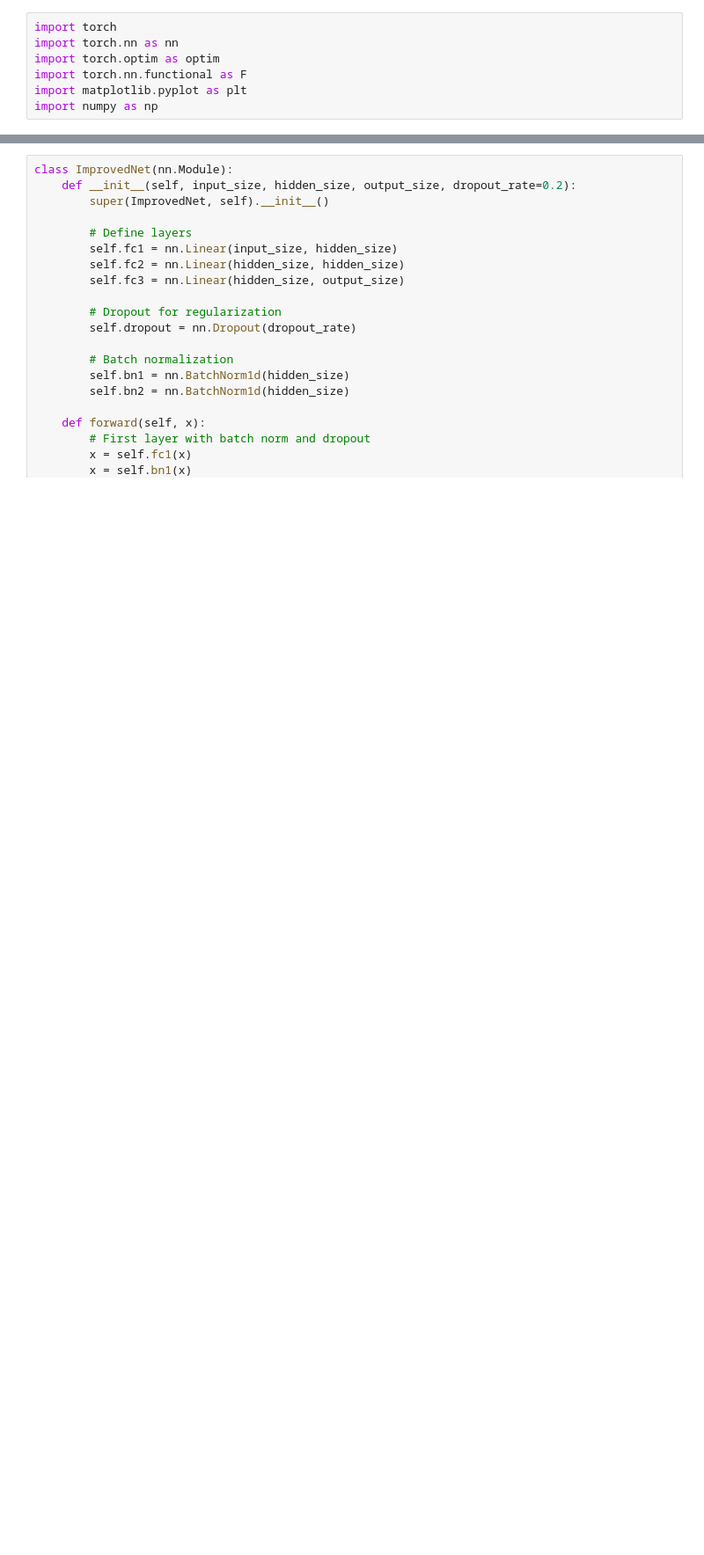
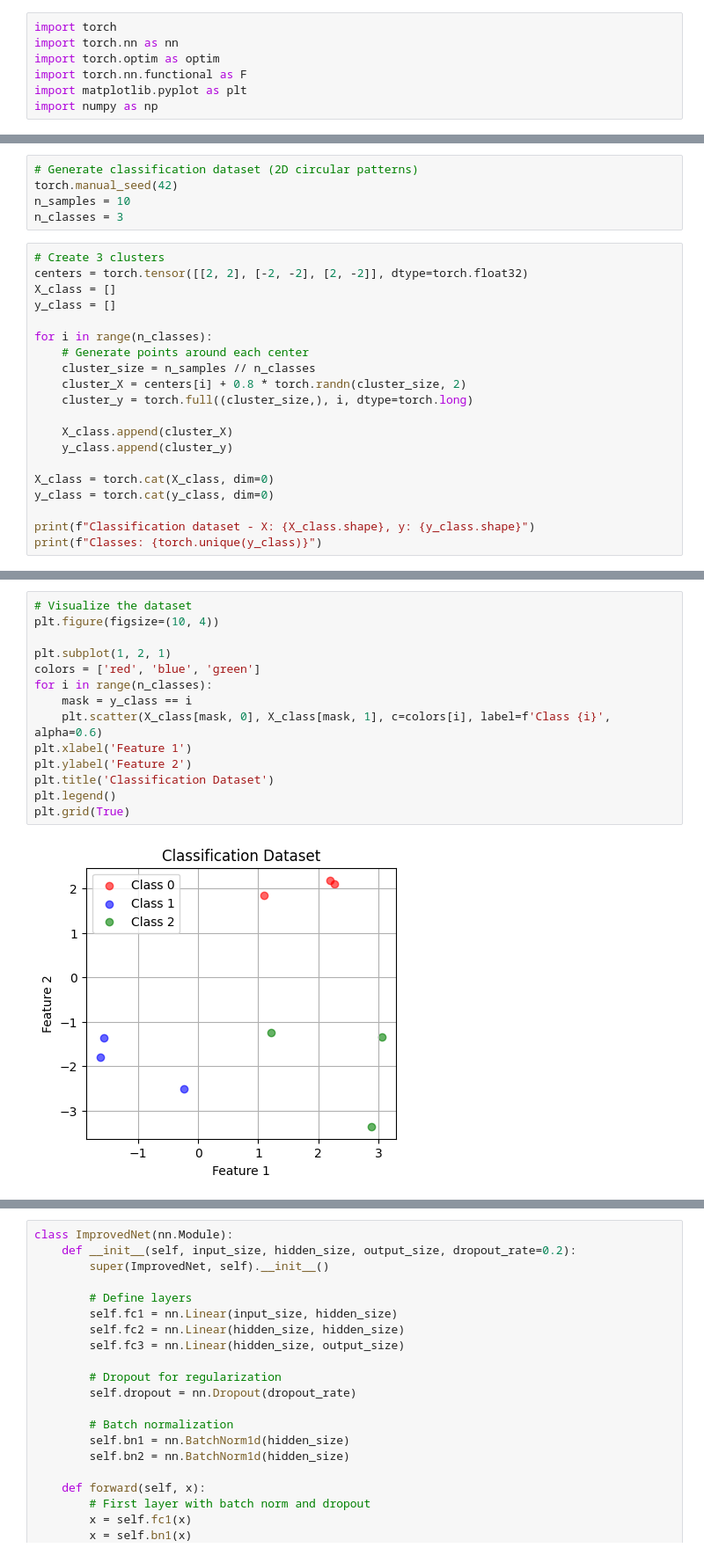
Before and after one commit to qsongatwpi/foo2, a Jupyter notebook: src/test1.ipynb, the cells around one changed output, grey strips where cells are left out. Shown: that part at 88% size. Saved outputs shown, nothing was run; the diff lists cells and outputs as text; blank space fills up the shorter version.

```diff
--- a/src/test1.ipynb
+++ b/src/test1.ipynb
@@ -7,0 +25,25 @@ import numpy as np
+# %%
+# Generate classification dataset (2D circular patterns)
+torch.manual_seed(42)
+n_samples = 10
+n_classes = 3
+# %%
+# Create 3 clusters
+centers = torch.tensor([[2, 2], [-2, -2], [2, -2]], dtype=torch.float32)
+X_class = []
+y_class = []
+
+for i in range(n_classes):
+    # Generate points around each center
+    cluster_size = n_samples // n_classes
+    cluster_X = centers[i] + 0.8 * torch.randn(cluster_size, 2)
+    cluster_y = torch.full((cluster_size,), i, dtype=torch.long)
+
+    X_class.append(cluster_X)
+    y_class.append(cluster_y)
+
+X_class = torch.cat(X_class, dim=0)
+y_class = torch.cat(y_class, dim=0)
+
+print(f"Classification dataset - X: {X_class.shape}, y: {y_class.shape}")
+print(f"Classes: {torch.unique(y_class)}")
@@ -7,0 +74,16 @@ import numpy as np
+# %%
+# Visualize the dataset
+plt.figure(figsize=(10, 4))
+
+plt.subplot(1, 2, 1)
+colors = ['red', 'blue', 'green']
+for i in range(n_classes):
+    mask = y_class == i
+    plt.scatter(X_class[mask, 0], X_class[mask, 1], c=colors[i], label=f'Class {i}', alpha=0.6)
+plt.xlabel('Feature 1')
+plt.ylabel('Feature 2')
+plt.title('Classification Dataset')
+plt.legend()
+plt.grid(True)
+# %% [output]
+[figure, added]
```
Also changed, not shown: parts of 9 cells of this notebook.
